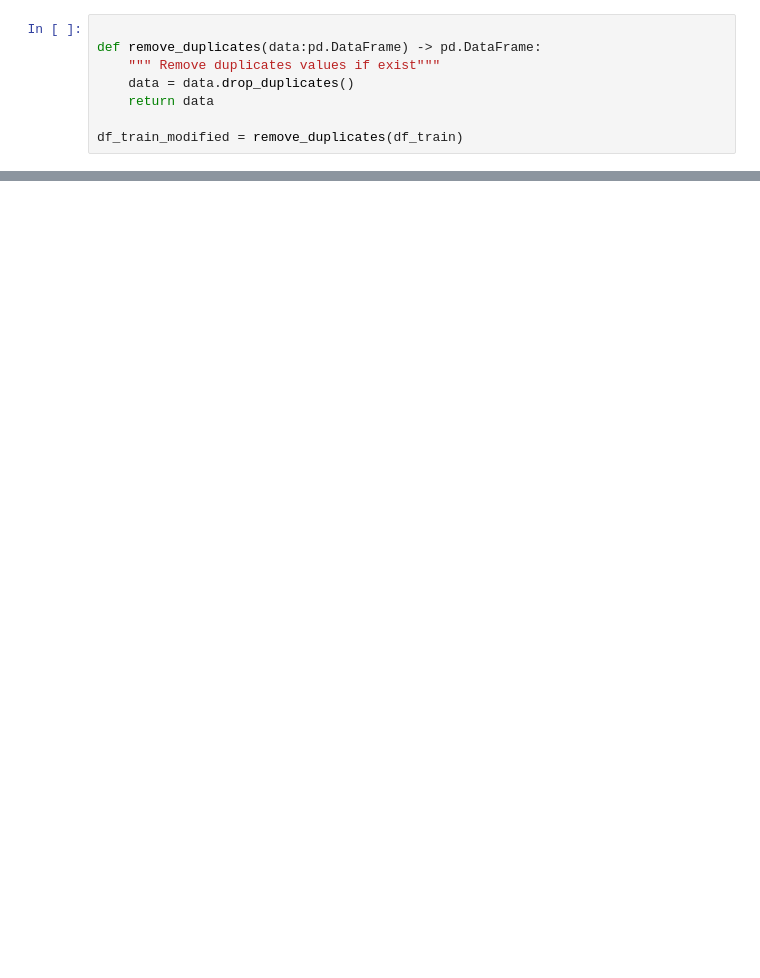
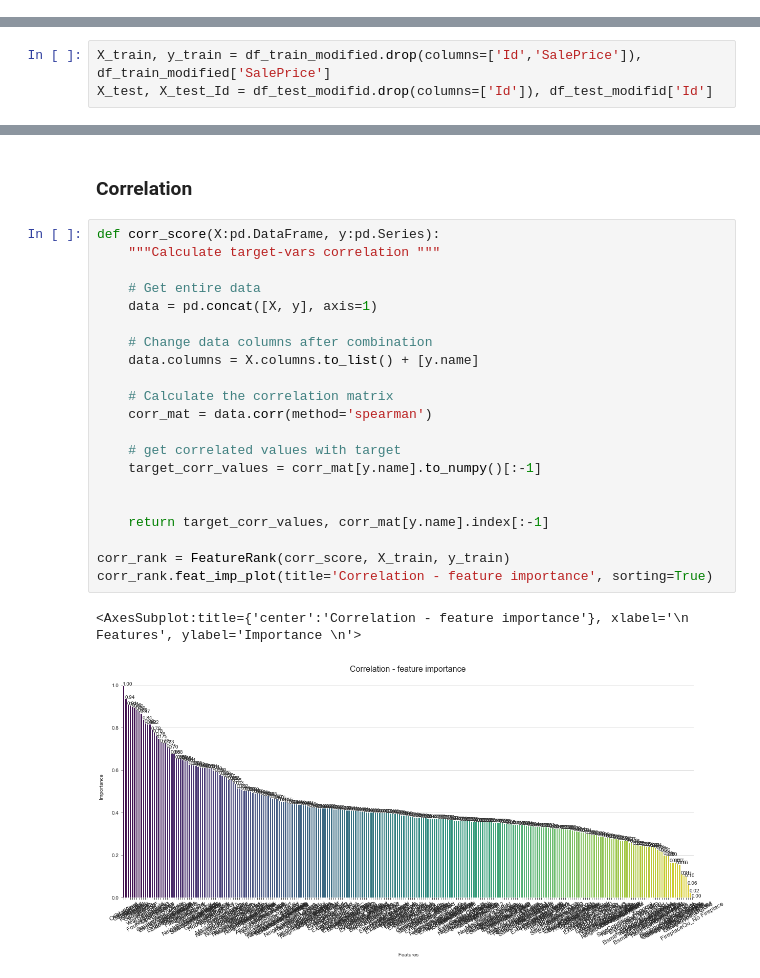
Before and after one commit to Nicola-Ibrahim/Boston-House-Price-Pridection, a Jupyter notebook: notebooks/03_feature_engineering.ipynb, the cells around one changed output, grey strips where cells are left out. Cells and saved outputs as stored; diff of their text form; blank space fills up the shorter version.

```diff
--- a/notebooks/03_feature_engineering.ipynb
+++ b/notebooks/03_feature_engineering.ipynb
@@ -14,8 +0,0 @@ df_test = pd.read_csv("../data/raw/test.csv")
-# %%
-
-def remove_duplicates(data:pd.DataFrame) -> pd.DataFrame:
-    """ Remove duplicates values if exist"""
-    data = data.drop_duplicates()
-    return data
-
-df_train_modified = remove_duplicates(df_train)
@@ -156,0 +122,3 @@ NameError: name 'df_train' is not defined
+# %%
+X_train, y_train = df_train_modified.drop(columns=['Id','SalePrice']), df_train_modified['SalePrice']
+X_test, X_test_Id = df_test_modifid.drop(columns=['Id']), df_test_modifid['Id']
@@ -156,0 +201,26 @@ NameError: name 'df_train' is not defined
+# %% [markdown]
+### Correlation
+# %%
+def corr_score(X:pd.DataFrame, y:pd.Series):
+    """Calculate target-vars correlation """
+
+    # Get entire data
+    data = pd.concat([X, y], axis=1)
+
+    # Change data columns after combination
+    data.columns = X.columns.to_list() + [y.name]
+
+    # Calculate the correlation matrix
+    corr_mat = data.corr(method='spearman')
+
+    # get correlated values with target
+    target_corr_values = corr_mat[y.name].to_numpy()[:-1]
+
+
+    return target_corr_values, corr_mat[y.name].index[:-1]
+
+corr_rank = FeatureRank(corr_score, X_train, y_train)
+corr_rank.feat_imp_plot(title='Correlation - feature importance', sorting=True)
+# %% [output]
+<AxesSubplot:title={'center':'Correlation - feature importance'}, xlabel='\n Features', ylabel='Importance \n'>
+[figure, added]
```
Also changed, not shown: parts of 32 cells of this notebook, 1 other file.
